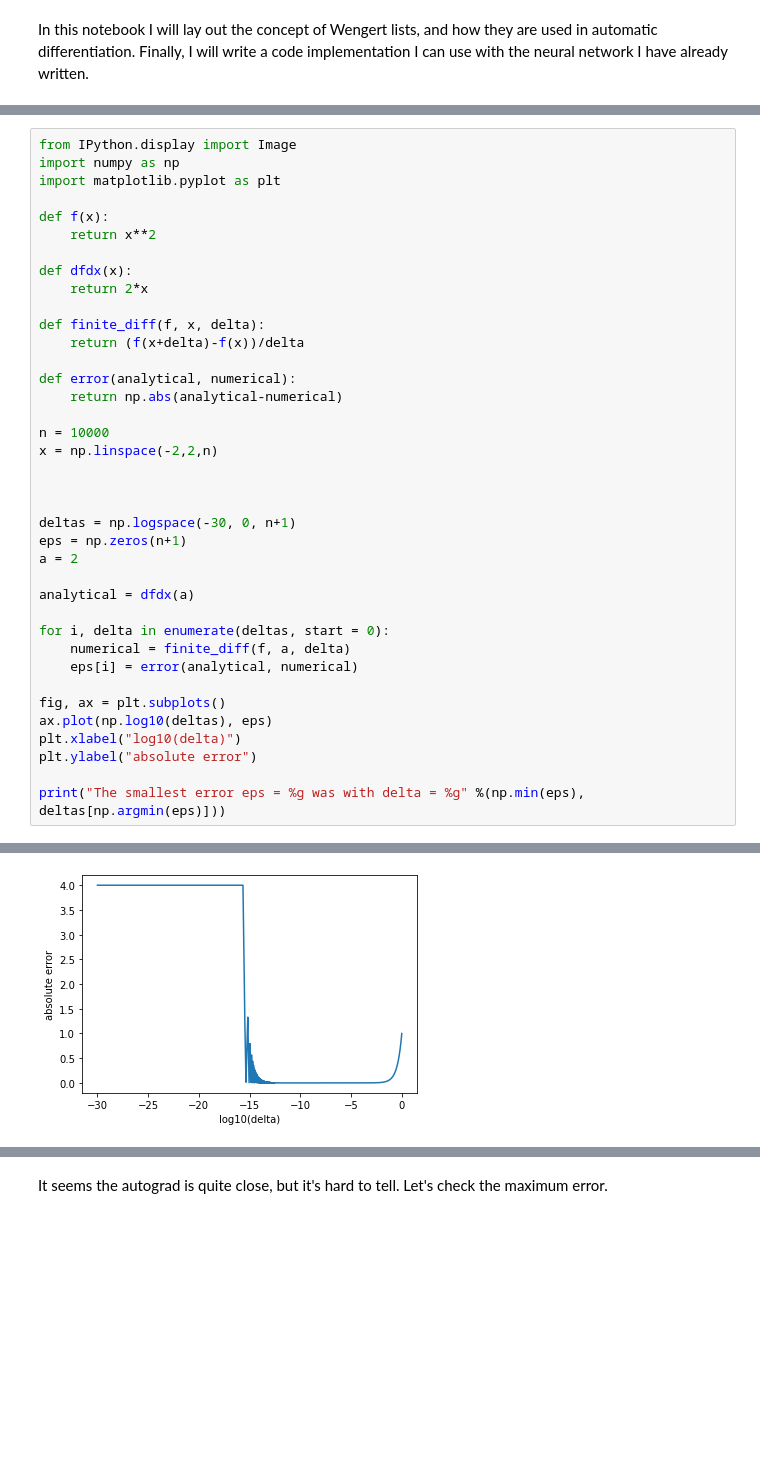
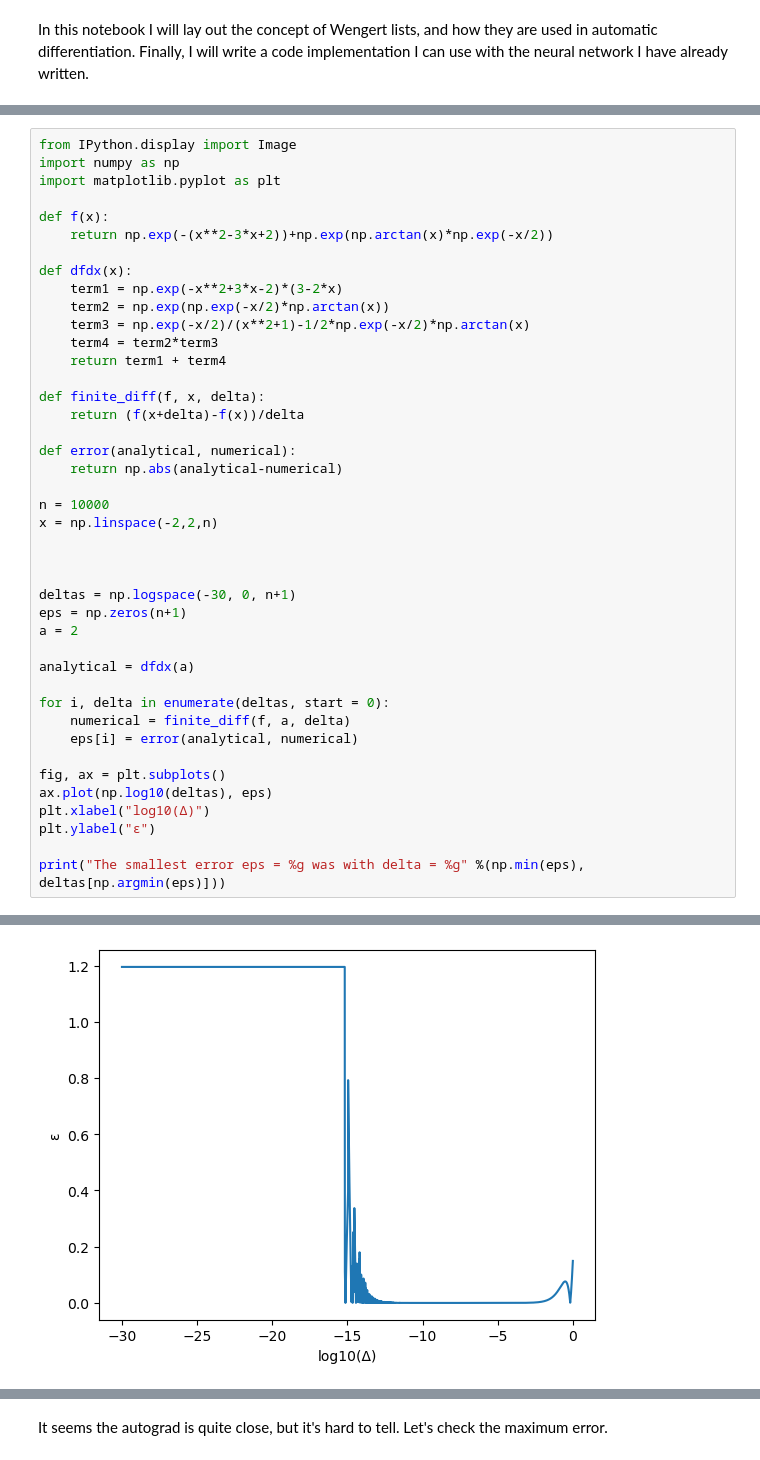
Before and after one commit to magnuhag/Projects, a Jupyter notebook: NeuralNetwork/Wengert_list.ipynb, the cells around one changed output, grey strips where cells are left out. Drawn from its saved outputs; the diff is of its cells as text; blank space fills up the shorter version.

```diff
--- a/NeuralNetwork/Wengert_list.ipynb
+++ b/NeuralNetwork/Wengert_list.ipynb
@@ -29,10 +29,14 @@ import numpy as np
 import matplotlib.pyplot as plt
 
 def f(x):
-    return x**2
+    return np.exp(-(x**2-3*x+2))+np.exp(np.arctan(x)*np.exp(-x/2))
 
 def dfdx(x):
-    return 2*x
+    term1 = np.exp(-x**2+3*x-2)*(3-2*x)
+    term2 = np.exp(np.exp(-x/2)*np.arctan(x))
+    term3 = np.exp(-x/2)/(x**2+1)-1/2*np.exp(-x/2)*np.arctan(x)
+    term4 = term2*term3
+    return term1 + term4
 
 def finite_diff(f, x, delta):
     return (f(x+delta)-f(x))/delta
@@ -57,8 +61,8 @@ for i, delta in enumerate(deltas, start = 0):
 
 fig, ax = plt.subplots()
 ax.plot(np.log10(deltas), eps)
-plt.xlabel("log10(delta)")
-plt.ylabel("absolute error")
+plt.xlabel("log10(Δ)")
+plt.ylabel("ε")
 
 print("The smallest error eps = %g was with delta = %g" %(np.min(eps), deltas[np.argmin(eps)]))
 # %% [output]
@@ -66,2 +70,2 @@ The smallest error eps = 2.91493e-10 was with delta = 4.00867e-09
-[figure, old version]
+[figure, new version]
 # %% [markdown]
```
Also changed, not shown: parts of 10 cells of this notebook, 1 other file.
